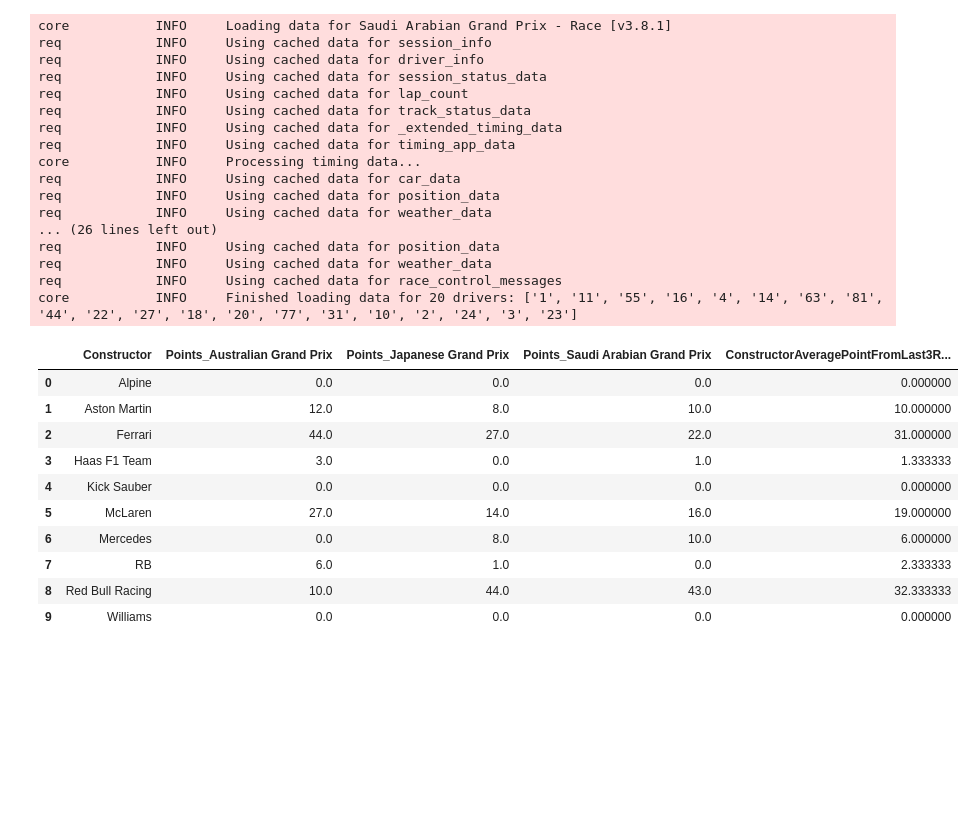
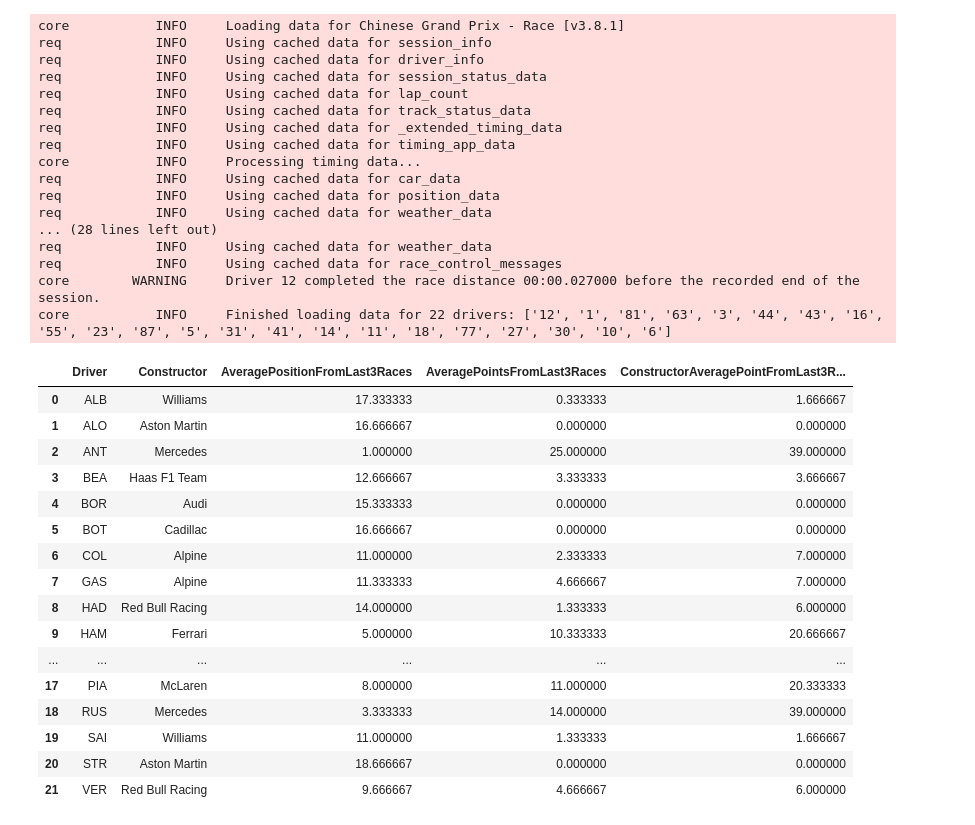
Before and after one commit to SatyamKumar457/F1-2026-Prediction, a Jupyter notebook: Experiments/DataExtractionV3.ipynb, the cells around one changed output. Saved outputs shown, nothing was run; the diff lists cells and outputs as text; code cells hidden in the pictures; blank space fills up the shorter version.

Commit message:
Final Driver & Constructor Form Done.

```diff
--- a/Experiments/DataExtractionV3.ipynb
+++ b/Experiments/DataExtractionV3.ipynb
@@ -64,7 +64,7 @@ def get_constructor_performance_recent(sessions_list):
 # %%
 import fastf1
 
-season = 2024
+season = 2026
 race = 4
 
 sessions_to_analyze = []
@@ -74,50 +74,65 @@ start_round = max(1, race - 2)
 for r in range(start_round, race + 1):
     Result = fastf1.get_session(season, r, 'R')
     Result.load()
     sessions_to_analyze.append(Result)
 
-# Generate the performance dataframes
 driver_form = get_driver_performance_recent(sessions_to_analyze)
 constructor_form = get_constructor_performance_recent(sessions_to_analyze)
 
 driver_form.iloc[:, 4:7] = driver_form.iloc[:, 4:7].fillna(0)
 driver_form.iloc[:,1:4] = driver_form.iloc[:,1:4].fillna(22)
 driver_form['AveragePositionFromLast3Races'] = driver_form.iloc[:, 1:4].mean(axis=1)
 driver_form['AveragePointsFromLast3Races'] = driver_form.iloc[:, 4:7].mean(axis=1)
 
 
 constructor_form["ConstructorAveragePointFromLast3Races"] = constructor_form.iloc[:,1:4].mean(axis=1)
 
-constructor_form
+driver_form['Constructor'] = driver_form['Driver'].map(Map)
+
+driver_form = driver_form.merge(
+    constructor_form[['Constructor','ConstructorAveragePointFromLast3Races']],
+    on = 'Constructor',
+    how = 'left'
+)
+
+final_driver_form = driver_form[['Driver','Constructor','AveragePositionFromLast3Races','AveragePointsFromLast3Races','ConstructorAveragePointFromLast3Races']]
+
+final_driver_form
 # %% [output]
-core           INFO     Loading data for Saudi Arabian Grand Prix - Race [v3.8.1]
+core           INFO     Loading data for Chinese Grand Prix - Race [v3.8.1]
 req            INFO     Using cached data for session_info
 req            INFO     Using cached data for driver_info
 req            INFO     Using cached data for session_status_data
 req            INFO     Using cached data for lap_count
 req            INFO     Using cached data for track_status_data
 req            INFO     Using cached data for _extended_timing_data
 req            INFO     Using cached data for timing_app_data
 core           INFO     Processing timing data...
 req            INFO     Using cached data for car_data
 req            INFO     Using cached data for position_data
 req            INFO     Using cached data for weather_data
-... (26 lines left out)
-req            INFO     Using cached data for position_data
+... (28 lines left out)
 req            INFO     Using cached data for weather_data
 req            INFO     Using cached data for race_control_messages
-core           INFO     Finished loading data for 20 drivers: ['1', '11', '55', '16', '4', '14', '63', '81', '44', '22', '27', '18', '20', '77', '31', '10', '2', '24', '3', '23']
+core        WARNING     Driver 12 completed the race distance 00:00.027000 before the recorded end of the session.
+core           INFO     Finished loading data for 22 drivers: ['12', '1', '81', '63', '3', '44', '43', '16', '55', '23', '87', '5', '31', '41', '14', '11', '18', '77', '27', '30', '10', '6']
-|  | Constructor | Points_Australian Grand Prix | Points_Japanese Grand Prix | Points_Saudi Arabian Grand Prix | ConstructorAveragePointFromLast3R... |
-| 0 | Alpine | 0.0 | 0.0 | 0.0 | 0.000000 |
-| 1 | Aston Martin | 12.0 | 8.0 | 10.0 | 10.000000 |
-| 2 | Ferrari | 44.0 | 27.0 | 22.0 | 31.000000 |
-| 3 | Haas F1 Team | 3.0 | 0.0 | 1.0 | 1.333333 |
-| 4 | Kick Sauber | 0.0 | 0.0 | 0.0 | 0.000000 |
-| 5 | McLaren | 27.0 | 14.0 | 16.0 | 19.000000 |
-| 6 | Mercedes | 0.0 | 8.0 | 10.0 | 6.000000 |
-| 7 | RB | 6.0 | 1.0 | 0.0 | 2.333333 |
-| 8 | Red Bull Racing | 10.0 | 44.0 | 43.0 | 32.333333 |
-| 9 | Williams | 0.0 | 0.0 | 0.0 | 0.000000 |
+|  | Driver | Constructor | AveragePositionFromLast3Races | AveragePointsFromLast3Races | ConstructorAveragePointFromLast3R... |
+| 0 | ALB | Williams | 17.333333 | 0.333333 | 1.666667 |
+| 1 | ALO | Aston Martin | 16.666667 | 0.000000 | 0.000000 |
+| 2 | ANT | Mercedes | 1.000000 | 25.000000 | 39.000000 |
+| 3 | BEA | Haas F1 Team | 12.666667 | 3.333333 | 3.666667 |
+| 4 | BOR | Audi | 15.333333 | 0.000000 | 0.000000 |
+| 5 | BOT | Cadillac | 16.666667 | 0.000000 | 0.000000 |
+| 6 | COL | Alpine | 11.000000 | 2.333333 | 7.000000 |
+| 7 | GAS | Alpine | 11.333333 | 4.666667 | 7.000000 |
+| 8 | HAD | Red Bull Racing | 14.000000 | 1.333333 | 6.000000 |
+| 9 | HAM | Ferrari | 5.000000 | 10.333333 | 20.666667 |
+| ... | ... | ... | ... | ... | ... |
+| 17 | PIA | McLaren | 8.000000 | 11.000000 | 20.333333 |
+| 18 | RUS | Mercedes | 3.333333 | 14.000000 | 39.000000 |
+| 19 | SAI | Williams | 11.000000 | 1.333333 | 1.666667 |
+| 20 | STR | Aston Martin | 18.666667 | 0.000000 | 0.000000 |
+| 21 | VER | Red Bull Racing | 9.666667 | 4.666667 | 6.000000 |
 # %%
 driver_form.iloc[:, 4:7] = driver_form.iloc[:, 4:7].fillna(0)
 # %%
```
Also changed, not shown: parts of 5 cells of this notebook, 1 other file.
